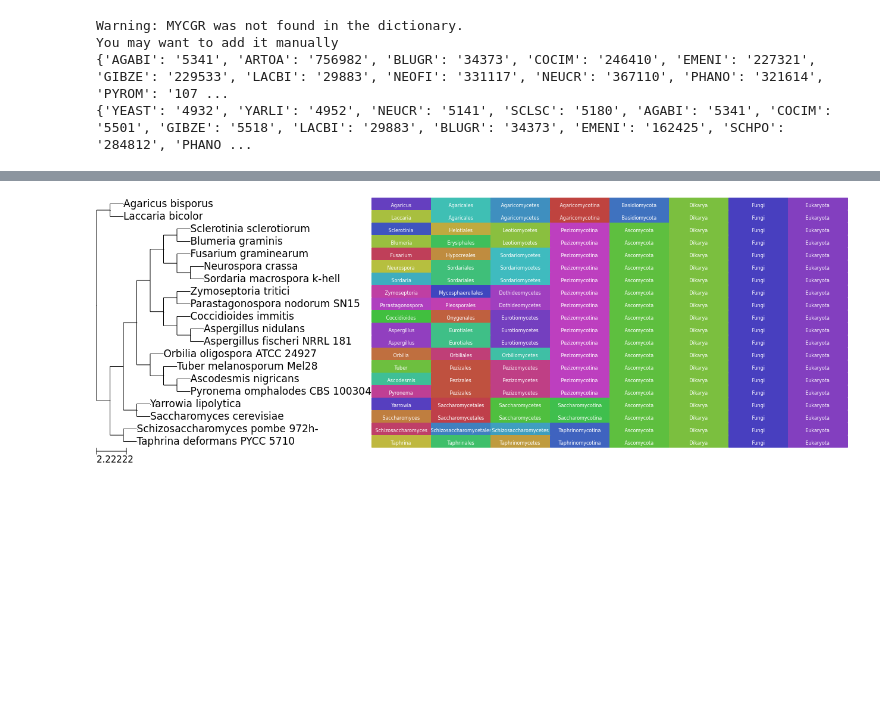
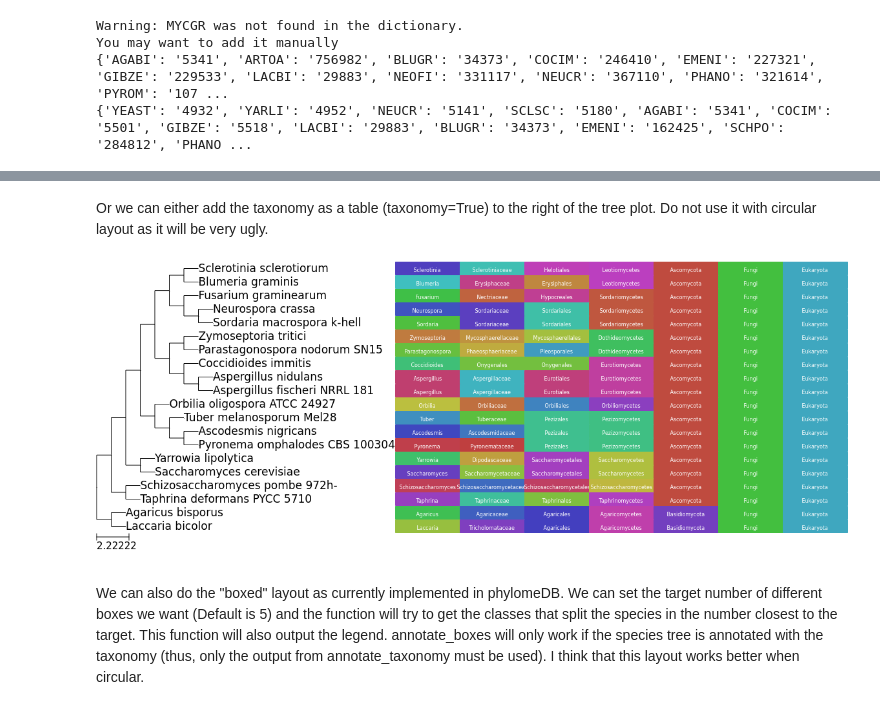
Before and after one commit to Gabaldonlab/phylome_analysis_giaco, a Jupyter notebook: examples/example_species.ipynb, the cells around one changed output, grey strips where cells are left out. Saved outputs shown, nothing was run; the diff lists cells and outputs as text; code cells hidden in the pictures; blank space fills up the shorter version.

```diff
--- a/examples/example_species.ipynb
+++ b/examples/example_species.ipynb
@@ -175,0 +195,4 @@ Anyway, the missing keys will still be handled in the visualization.
+# %%
+whole_tax_dict_def = ap.get_taxonomic_df(tax_dict_i)
+whole_tax_dict = ap.get_taxonomic_df(tax_dict_i, set_cols=True, fill=True)
+ap.get_dataframe(whole_tax_dict_def).head()
@@ -175,0 +224,4 @@ Anyway, the missing keys will still be handled in the visualization.
+# %%
+taxo_sptree = ap.annotate_taxonomy(sptree, whole_tax_dict, tax_dict_i)
+ap.viz_species_tree(taxo_sptree, show=False, render="./out_dir15/plot_sptree_standard.png")
+ap.viz_species_tree(taxo_sptree, circular=True, show=False, render="./out_dir15/plot_sptree_standard_c.png")
@@ -176 +239,10 @@ Anyway, the missing keys will still be handled in the visualization.
+# %% [markdown]
+Or we can either add the taxonomy as a table (taxonomy=True) to the right of the tree plot. Do not use it with circular layout as it will be very ugly.
+# %%
+ap.viz_species_tree(taxo_sptree, taxonomy=True, show=False, render="./out_dir15/plot_sptree_taxo.png")
+Image(filename='./out_dir15/plot_sptree_taxo.png')
+# %% [output]
+[figure, added]
+# %% [markdown]
+We can also do the "boxed" layout as currently implemented in phylomeDB. We can set the target number of different boxes we want (Default is 5) and the function will try to get the classes that split the species in the number closest to the target. This function will also output the legend. annotate_boxes will only work if the species tree is annotated with the taxonomy (thus, only the output from annotate_taxonomy must be used). I think that this layout works better when circular.
 # %%
@@ -179,5 +251,0 @@ ap.viz_species_tree(out_sptree, show=False, render="./out_dir15/plot_suptree.png
-# %%
-from IPython.display import Image
-Image(filename='./out_dir15/plot_suptree.png')
-# %% [output]
-[figure, removed]
```
Also changed, not shown: parts of 12 cells of this notebook, 5 other files.
